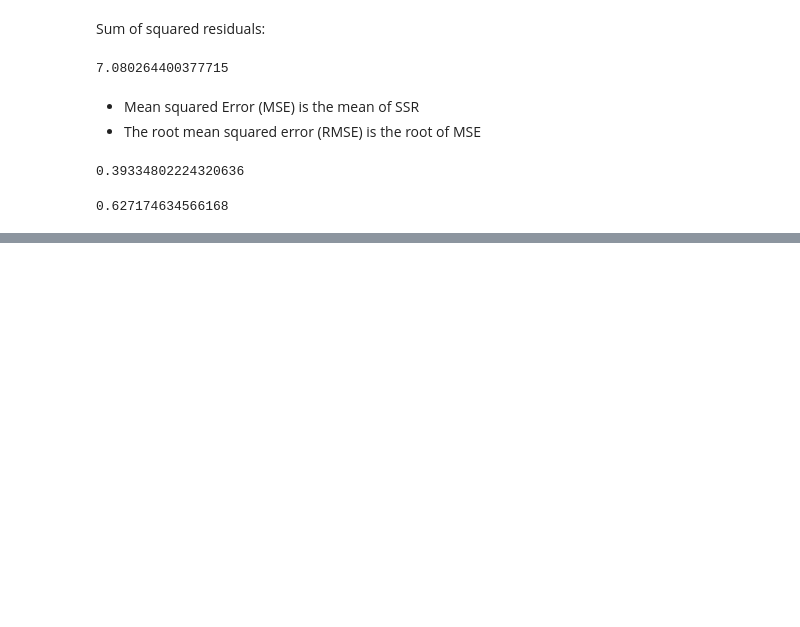
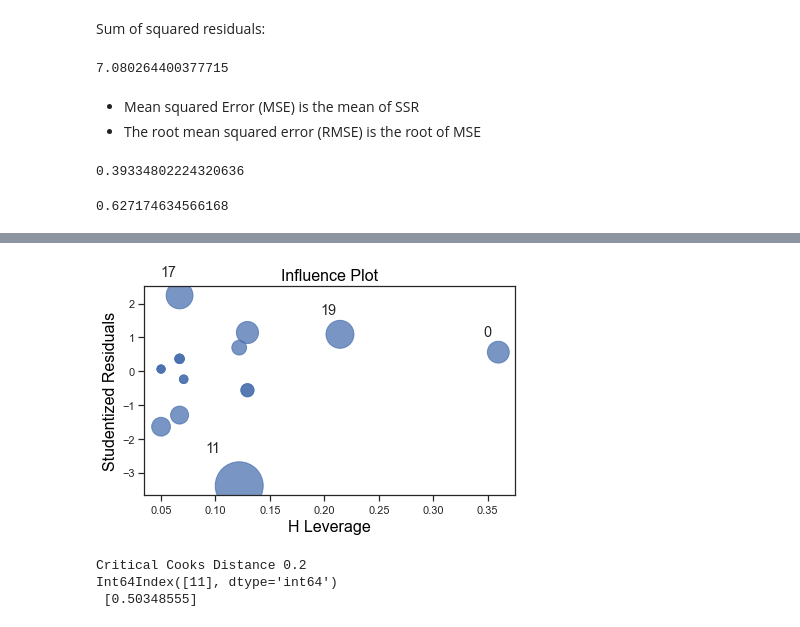
Before and after one commit to lenabinder1001/regression-height, a Jupyter notebook: models/regression-height.ipynb, the cells around one changed output, grey strips where cells are left out. Saved outputs shown, nothing was run; the diff lists cells and outputs as text; code cells hidden in the pictures; blank space fills up the shorter version.

```diff
--- a/models/regression-height.ipynb
+++ b/models/regression-height.ipynb
@@ -139,0 +147,26 @@ np.sqrt(fit.mse_resid)
+# %%
+fig = sm.graphics.influence_plot(fit, criterion="cooks")
+fig.tight_layout(pad=1.0)
+# %% [output]
+[figure, added]
+# %%
+# obtain cook´s distance
+fit_cooksd = fit.get_influence().cooks_distance[0]
+
+# get length of DataFrame to obtain n
+n = len(df["height"])
+
+# calculate critical d
+critical_d = 4/n
+print("Critical Cooks Distance", critical_d)
+
+# identification of potential outliers with leverage
+out_d = fit_cooksd > critical_d
+
+# output potential outliers with leverage
+print(df.index[out_d], "\n",
+    fit_cooksd[out_d])
+# %% [output]
+Critical Cooks Distance 0.2
+Int64Index([11], dtype='int64')
+ [0.50348555]
```
Also changed, not shown: parts of 3 cells of this notebook.
